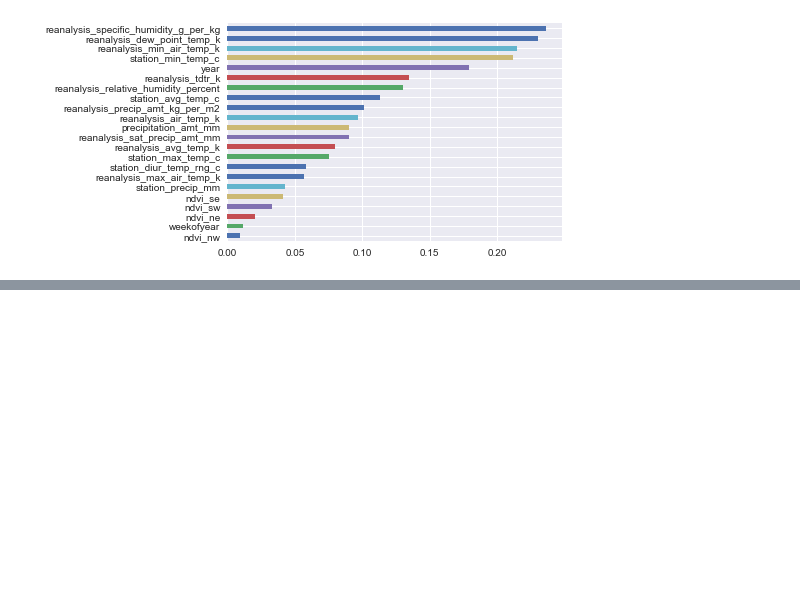
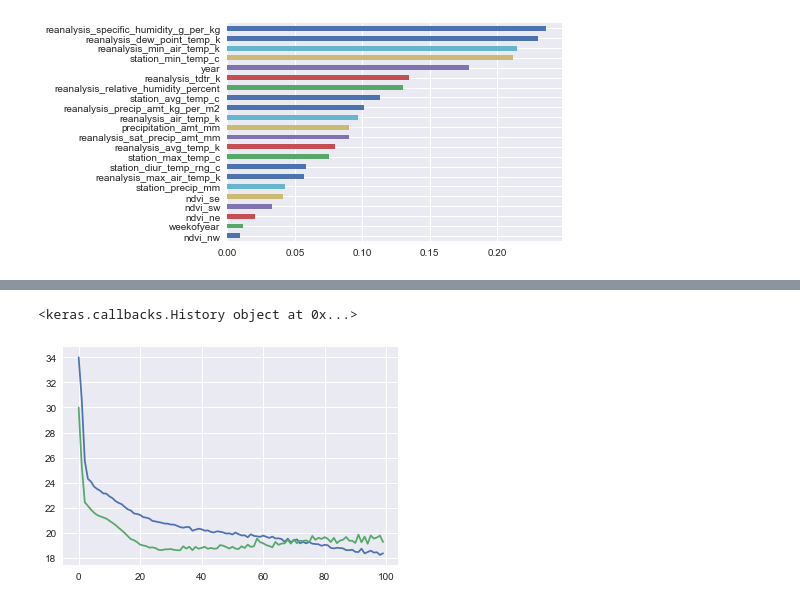
Before and after one commit to Graflinger/DengAI, a Jupyter notebook: DengAI.ipynb, the cells around one changed output, grey strips where cells are left out. Saved outputs shown, nothing was run; the diff lists cells and outputs as text; code cells hidden in the pictures; blank space fills up the shorter version.

```diff
--- a/DengAI.ipynb
+++ b/DengAI.ipynb
@@ -548,0 +581,5 @@ Name: total_cases, Length: 234, dtype: int64
+# %%
+pred_model_2_sj =  predict_total_cases_model(X_train_sj, y_train_sj, X_test_sj, y_test_sj, 2)
+# %% [output]
+<keras.callbacks.History object at 0x...>
+[figure, added]
```
Also changed, not shown: parts of 29 cells of this notebook.
